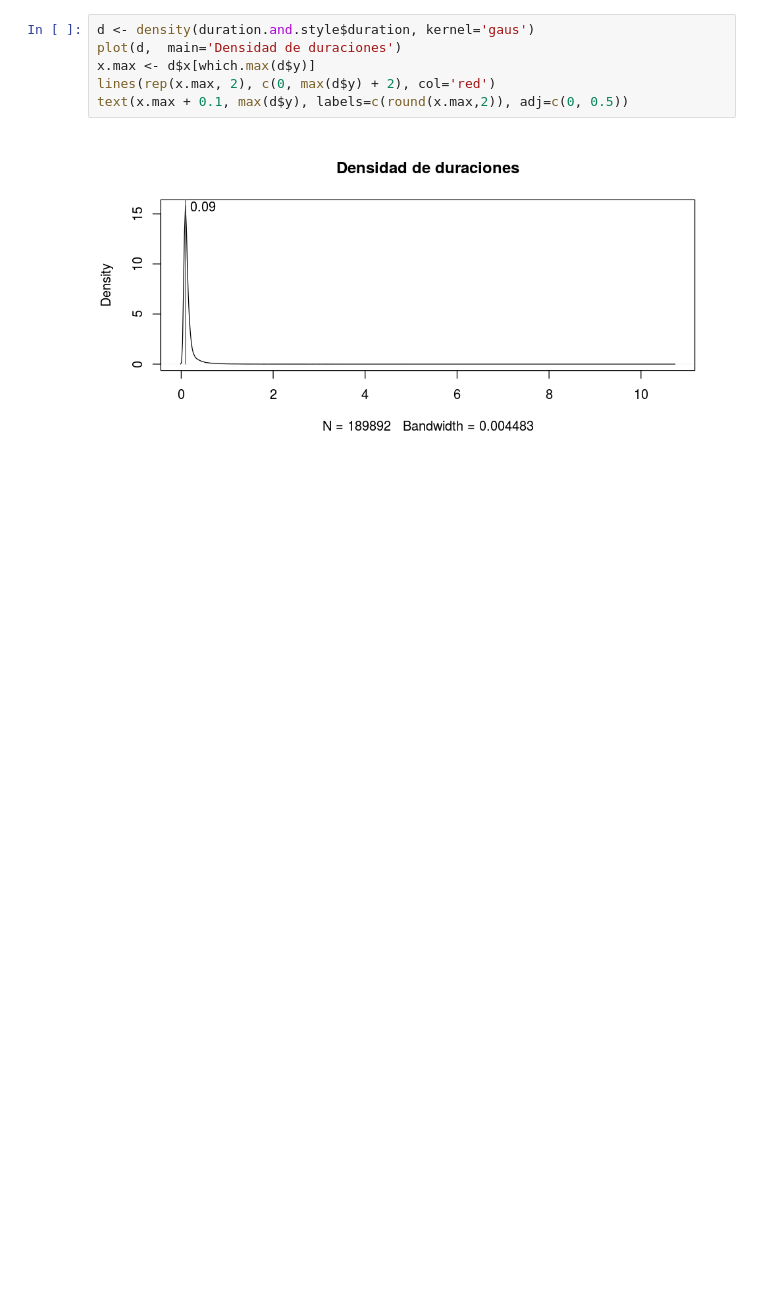
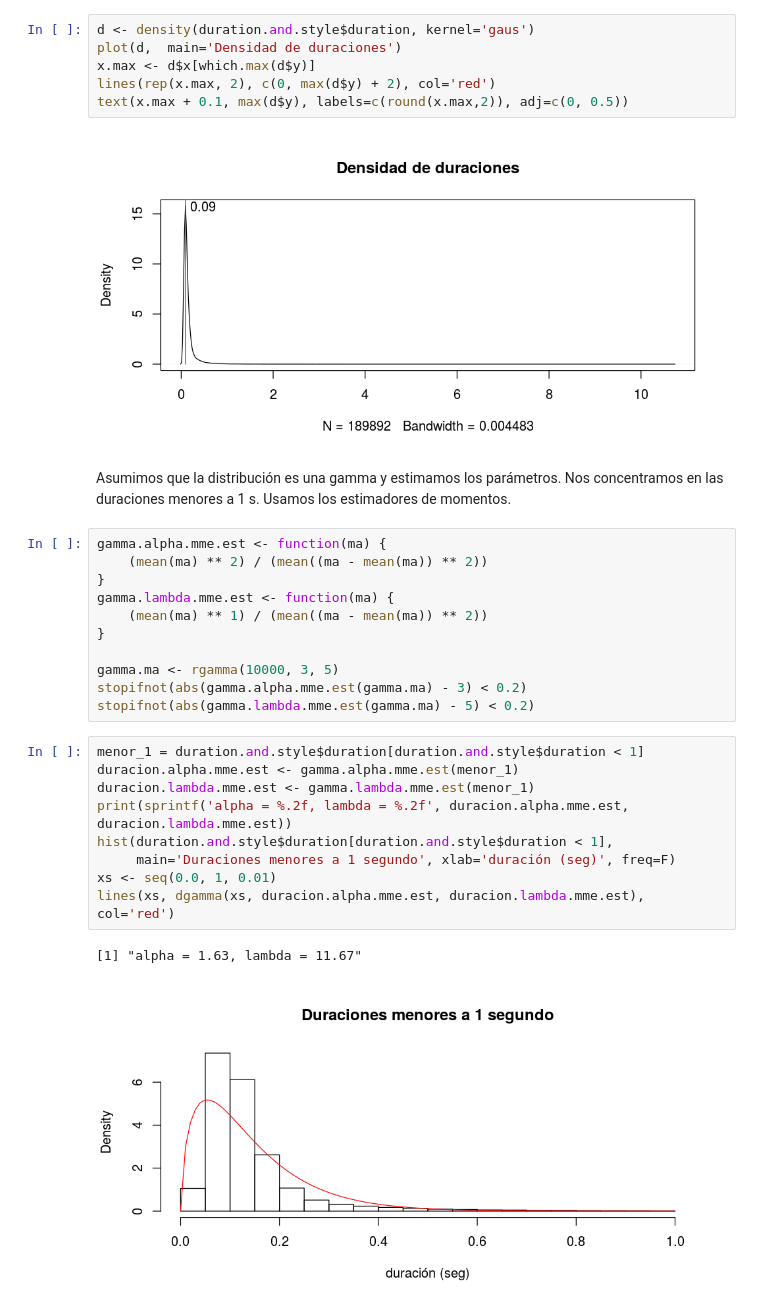
Before and after one commit to m2march/tp_final_r, a Jupyter notebook: tp_final/TP Final.ipynb, the cells around one changed output. Saved outputs shown, nothing was run; the diff lists cells and outputs as text; blank space fills up the shorter version.

Commit message:
Gammas

```diff
--- a/tp_final/TP Final.ipynb
+++ b/tp_final/TP Final.ipynb
@@ -74,3 +89,28 @@ lines(rep(x.max, 2), c(0, max(d$y) + 2), col='red')
 text(x.max + 0.1, max(d$y), labels=c(round(x.max,2)), adj=c(0, 0.5))
 # %% [output]
 [figure]
+# %% [markdown]
+Asumimos que la distribución es una gamma y estimamos los parámetros. Nos concentramos en las duraciones menores a 1 s. Usamos los estimadores de momentos.
+# %%
+gamma.alpha.mme.est <- function(ma) {
+    (mean(ma) ** 2) / (mean((ma - mean(ma)) ** 2))
+}
+gamma.lambda.mme.est <- function(ma) {
+    (mean(ma) ** 1) / (mean((ma - mean(ma)) ** 2))
+}
+
+gamma.ma <- rgamma(10000, 3, 5)
+stopifnot(abs(gamma.alpha.mme.est(gamma.ma) - 3) < 0.2)
+stopifnot(abs(gamma.lambda.mme.est(gamma.ma) - 5) < 0.2)
+# %%
+menor_1 = duration.and.style$duration[duration.and.style$duration < 1]
+duracion.alpha.mme.est <- gamma.alpha.mme.est(menor_1)
+duracion.lambda.mme.est <- gamma.lambda.mme.est(menor_1)
+print(sprintf('alpha = %.2f, lambda = %.2f', duracion.alpha.mme.est, duracion.lambda.mme.est))
+hist(duration.and.style$duration[duration.and.style$duration < 1],
+     main='Duraciones menores a 1 segundo', xlab='duración (seg)', freq=F)
+xs <- seq(0.0, 1, 0.01)
+lines(xs, dgamma(xs, duracion.alpha.mme.est, duracion.lambda.mme.est), col='red')
+# %% [output]
+[1] "alpha = 1.63, lambda = 11.67"
+[figure, added]
```
Also changed, not shown: parts of 11 cells of this notebook.
